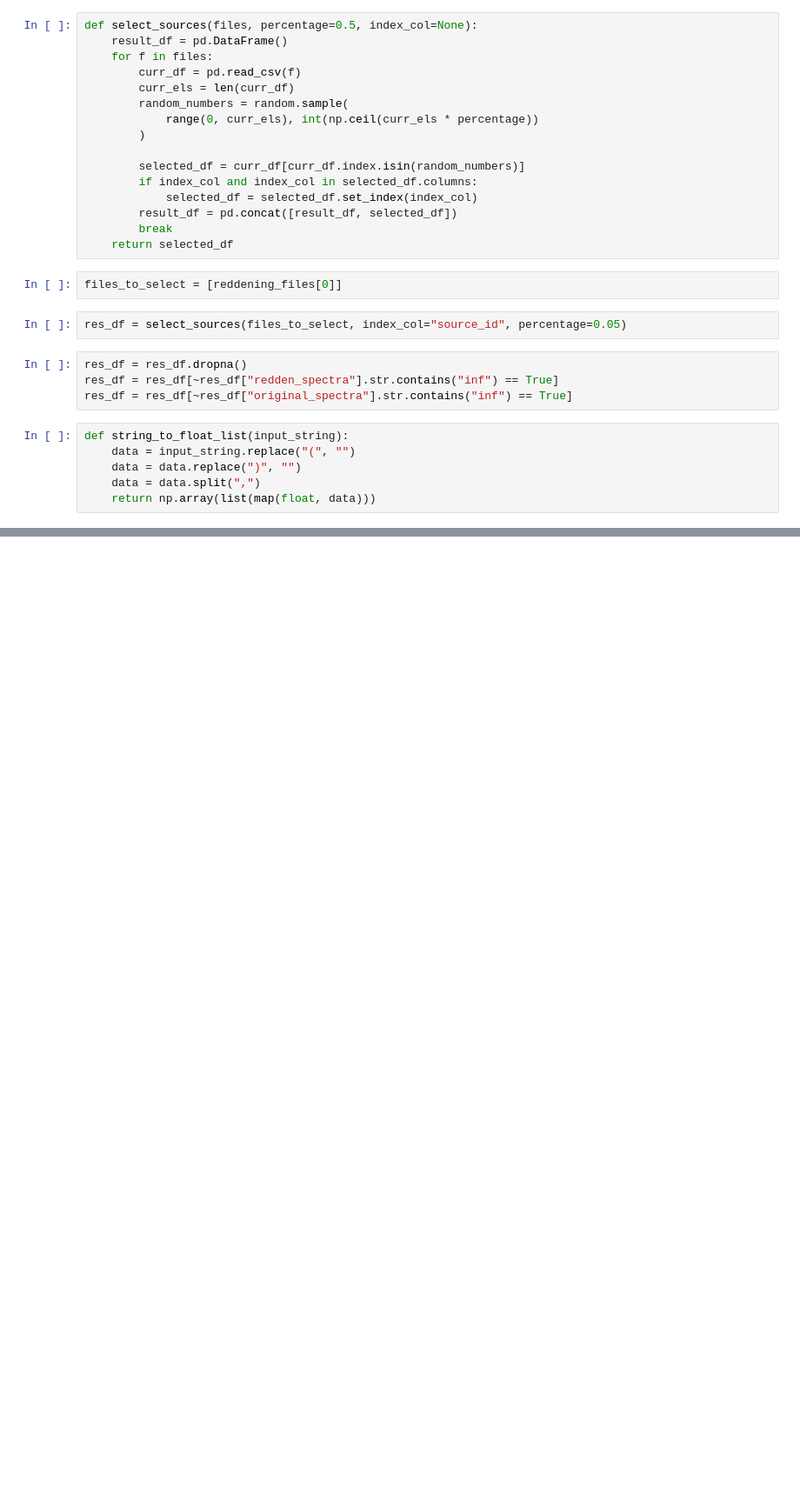
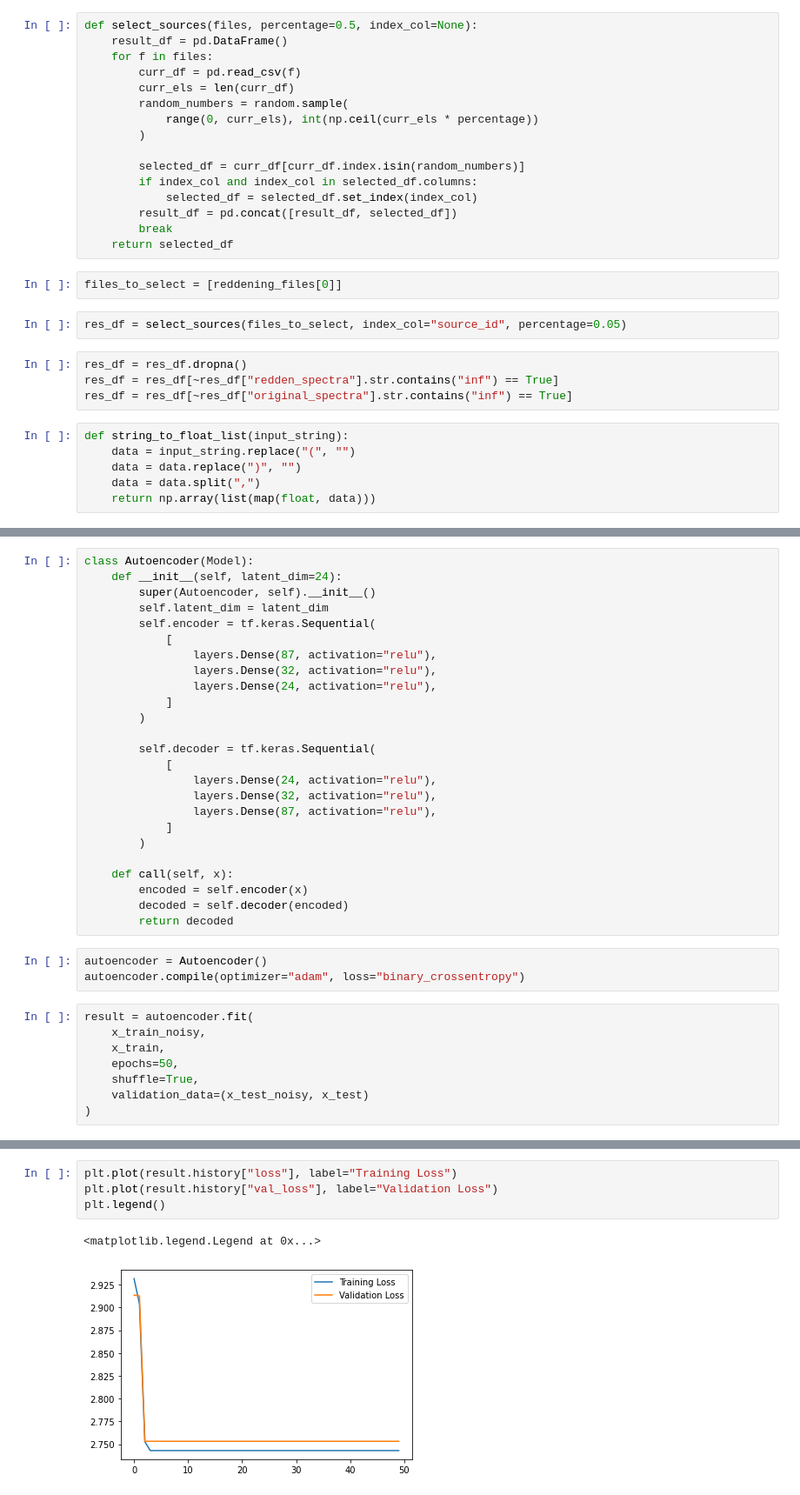
Before and after one commit to larapq/GaiaExtinction, a Jupyter notebook: data_parsing_test.ipynb, the cells around one changed output, grey strips where cells are left out. Shown at 87% size. Drawn from its saved outputs; the diff is of its cells as text; blank space fills up the shorter version.

```diff
--- a/data_parsing_test.ipynb
+++ b/data_parsing_test.ipynb
@@ -140,0 +158,36 @@ plt.plot()
+# %%
+class Autoencoder(Model):
+    def __init__(self, latent_dim=24):
+        super(Autoencoder, self).__init__()
+        self.latent_dim = latent_dim
+        self.encoder = tf.keras.Sequential(
+            [
+                layers.Dense(87, activation="relu"),
+                layers.Dense(32, activation="relu"),
+                layers.Dense(24, activation="relu"),
+            ]
+        )
+
+        self.decoder = tf.keras.Sequential(
+            [
+                layers.Dense(24, activation="relu"),
+                layers.Dense(32, activation="relu"),
+                layers.Dense(87, activation="relu"),
+            ]
+        )
+
+    def call(self, x):
+        encoded = self.encoder(x)
+        decoded = self.decoder(encoded)
+        return decoded
+# %%
+autoencoder = Autoencoder()
+autoencoder.compile(optimizer="adam", loss="binary_crossentropy")
+# %%
+result = autoencoder.fit(
+    x_train_noisy,
+    x_train,
+    epochs=50,
+    shuffle=True,
+    validation_data=(x_test_noisy, x_test)
+)
@@ -140,0 +212,7 @@ plt.plot()
+# %%
+plt.plot(result.history["loss"], label="Training Loss")
+plt.plot(result.history["val_loss"], label="Validation Loss")
+plt.legend()
+# %% [output]
+<matplotlib.legend.Legend at 0x...>
+[figure, added]
```
Also changed, not shown: parts of 12 cells of this notebook.
